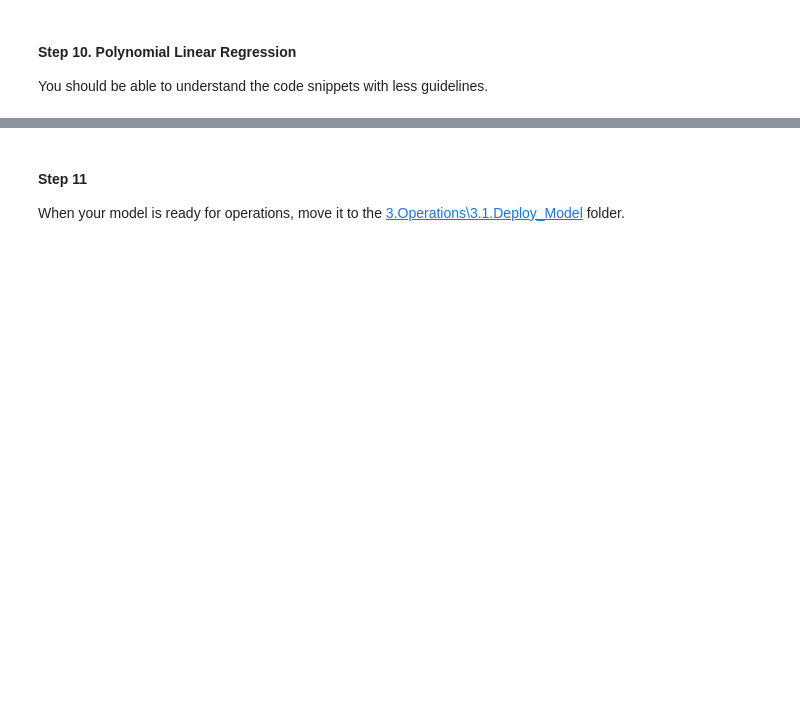
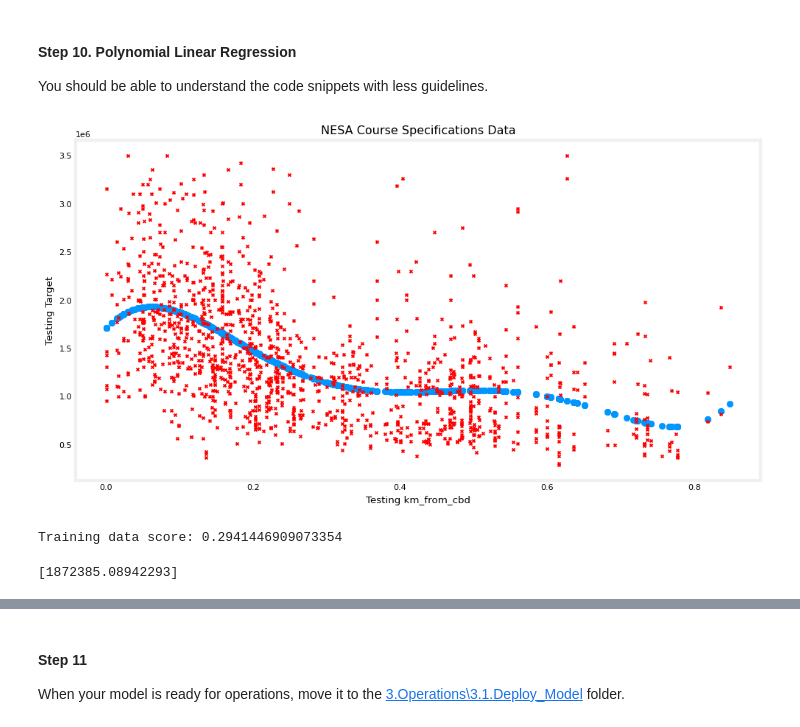
Before and after one commit to TempeHS/2026SE_MLOPSTask_Leo.P, a Jupyter notebook: 2.Model_Development/2.4.Model_Testing_and_Validation/2.4.1.Model_Evaluation.ipynb, the cells around one changed output, grey strips where cells are left out. Cells and saved outputs as stored; diff of their text form; code cells hidden in the pictures; blank space fills up the shorter version.

Commit message:
polynomial regression model

```diff
--- a/2.Model_Development/2.4.Model_Testing_and_Validation/2.4.1.Model_Evaluation.ipynb
+++ b/2.Model_Development/2.4.Model_Testing_and_Validation/2.4.1.Model_Evaluation.ipynb
@@ -26,8 +26,8 @@ model_A = pickle.load(open(filename, 'rb'))
 # %% [markdown]
 (Optional) Load a second model if you want to do comparative testing
 # %%
-filename = 'my_saved_model_v1.sav'
-model_B = pickle.load(open(filename, 'rb'))
+# filename = 'my_saved_model_v1.sav'
+# model_B = pickle.load(open(filename, 'rb'))
 # %% [markdown]
 ####  Step 3
 Open and parse the test data CSV file and store the data as variable array data objects.
@@ -137,27 +190,34 @@ poly_filename = 'my_saved_poly_v3.pkl'
 model_D = pickle.load(open(model_filename, 'rb'))
 poly = pickle.load(open(poly_filename, 'rb'))
 # %%
-mx_col = ['BMI']
+mx_col = ['km_from_cbd']
 testing_data = pd.read_csv('2.4.1.testing_data.csv')
 mx_test = np.array(testing_data[mx_col])
-my_test = np.array(testing_data['Target'])
+my_test = np.array(testing_data['price'])
 # %%
 poly_features = poly.fit_transform(mx_test)
 # %%
 y_pred = model_D.predict(poly_features)
 
+plt.figure(figsize=(12, 6))
 plt.scatter(x_test, y_pred)
-plt.scatter(x_test, y_test, marker='x', c='r')
+plt.scatter(x_test, y_test, marker='x', c='r', s=1)
 plt.title("NESA Course Specifications Data")
-plt.ylabel(f'Testing {x_col}')
-plt.xlabel(f'Testing Target')
+plt.xlabel(f'Testing {x_col}')
+plt.ylabel(f'Testing Target')
 plt.show()
+# %% [output]
+[figure, added]
 # %%
 test_score = model_D.score(poly_features, my_test)
 print(f'Training data score: {test_score}')
+# %% [output]
+Training data score: 0.2941446909073354
 # %%
 new_poly_feature = poly.fit_transform([[0.1]])
 print(model_D.predict(new_poly_feature))
+# %% [output]
+[1872385.08942293]
 # %%
 data = {col: mx_test[:, i] for i, col in enumerate(mx_col)}
 data['Target'] = my_test
```
Also changed, not shown: parts of 13 cells of this notebook, 4 other files.
